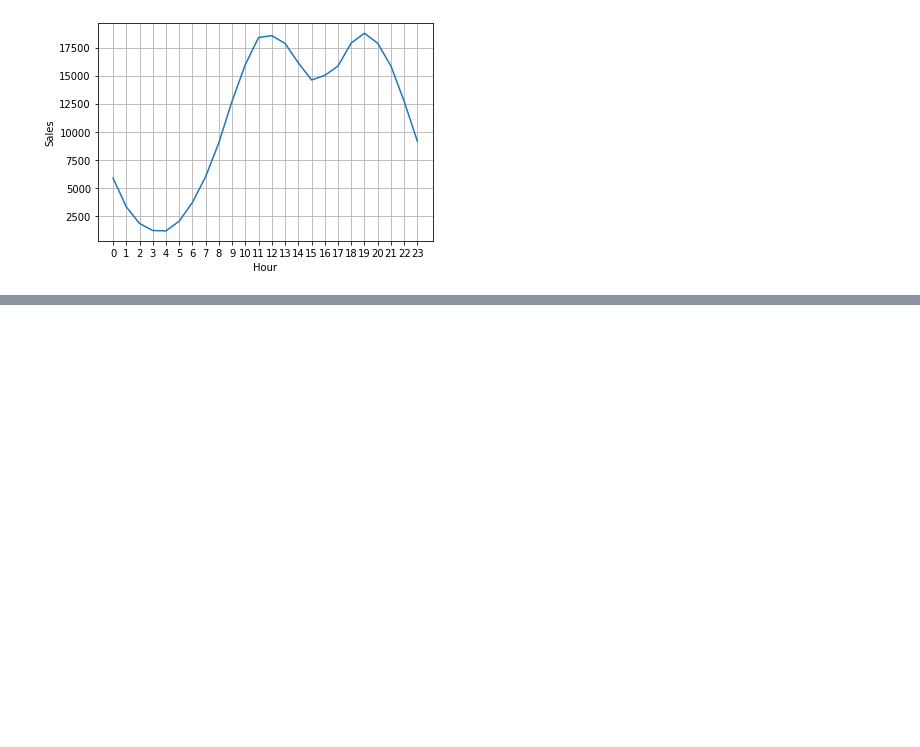
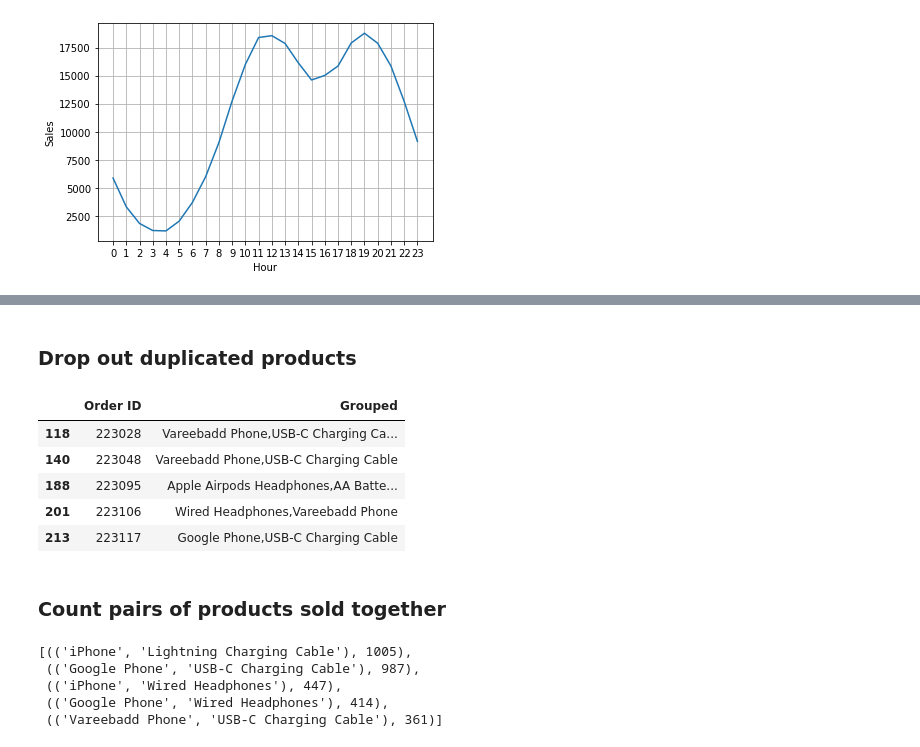
Before and after one commit to danngalann/learning-pandas, a Jupyter notebook: main.ipynb, the cells around one changed output, grey strips where cells are left out. Drawn from its saved outputs; the diff is of its cells as text; code cells hidden in the pictures; blank space fills up the shorter version.

```diff
--- a/main.ipynb
+++ b/main.ipynb
@@ -190,0 +222,31 @@ plt.show()
+# %% [markdown]
+### Drop out duplicated products
+# %%
+sold_together = sold_together[['Order ID', 'Grouped']].drop_duplicates()
+sold_together.head()
+# %% [output]
+|  | Order ID | Grouped |
+| 118 | 223028 | Vareebadd Phone,USB-C Charging Ca... |
+| 140 | 223048 | Vareebadd Phone,USB-C Charging Cable |
+| 188 | 223095 | Apple Airpods Headphones,AA Batte... |
+| 201 | 223106 | Wired Headphones,Vareebadd Phone |
+| 213 | 223117 | Google Phone,USB-C Charging Cable |
+# %% [markdown]
+### Count pairs of products sold together
+# %%
+from itertools import combinations
+from collections import Counter
+
+count = Counter()
+
+for row in sold_together['Grouped']:
+    items = row.split(',')
+    count.update(Counter(combinations(items, 2)))
+
+count.most_common(5)
+# %% [output]
+[(('iPhone', 'Lightning Charging Cable'), 1005),
+ (('Google Phone', 'USB-C Charging Cable'), 987),
+ (('iPhone', 'Wired Headphones'), 447),
+ (('Google Phone', 'Wired Headphones'), 414),
+ (('Vareebadd Phone', 'USB-C Charging Cable'), 361)]
```
Also changed, not shown: parts of 7 cells of this notebook.
